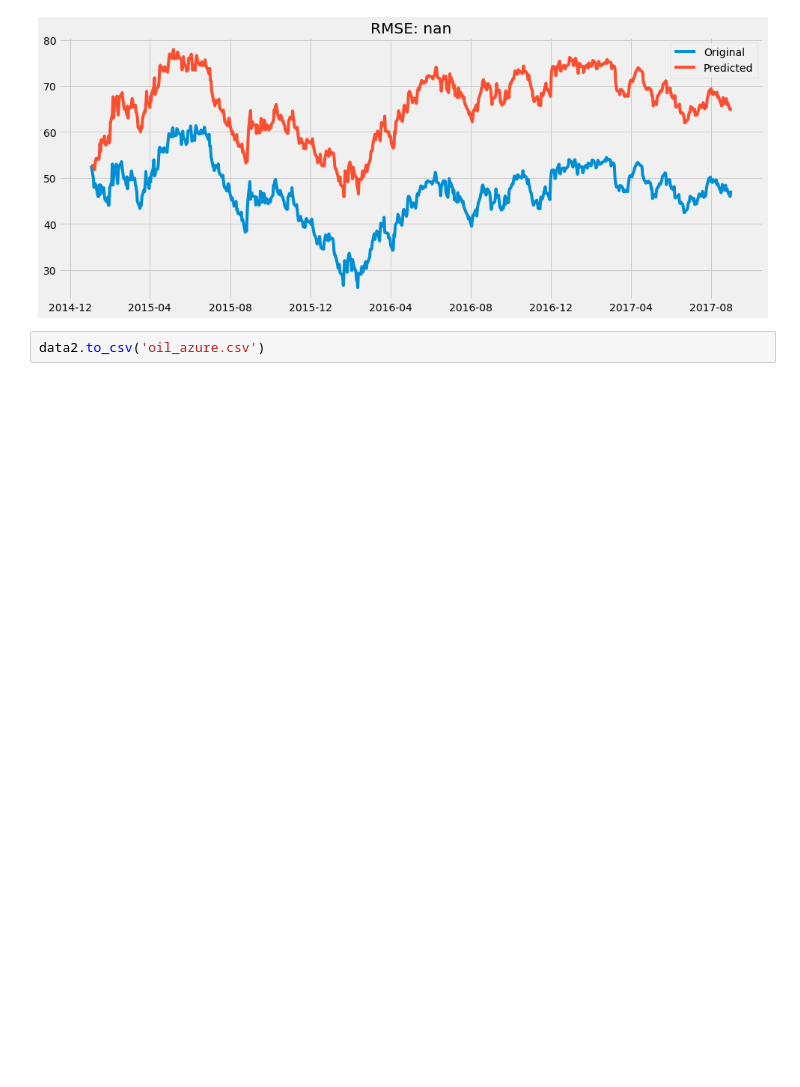
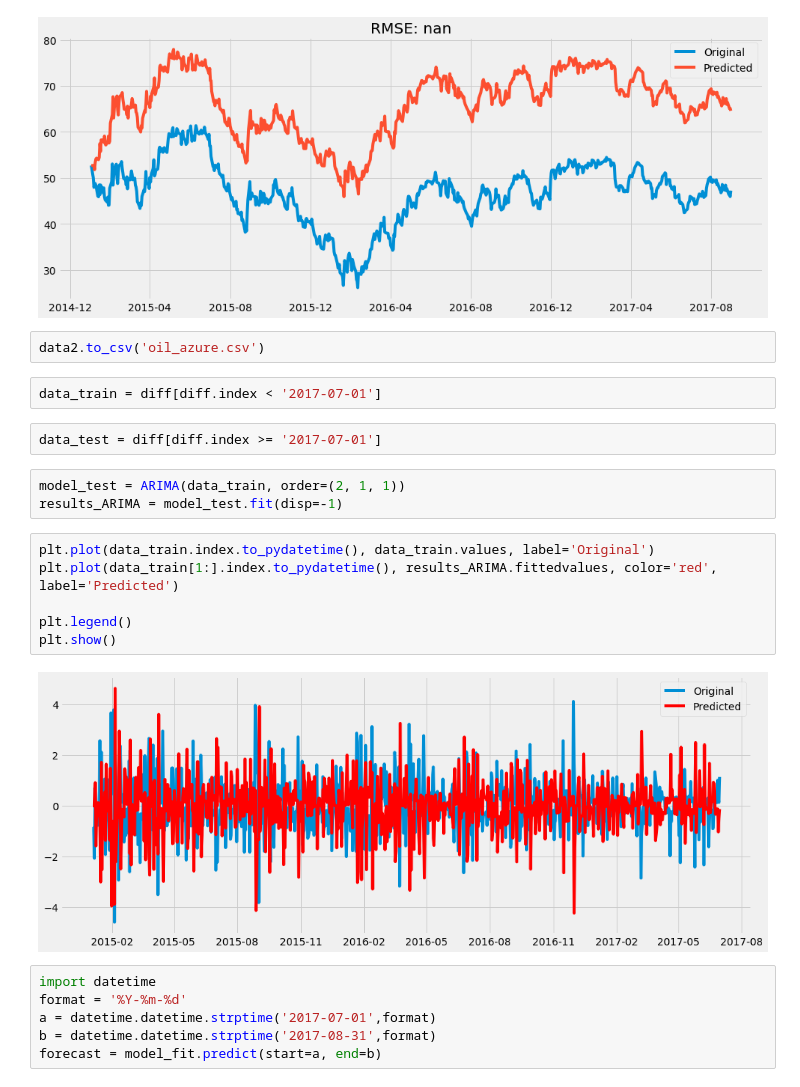
Before and after one commit to erstrong/FavoritaGrocery, a Jupyter notebook: Part3-ClusteringandModels/Time Series/Oil Time Series.ipynb, the cells around one changed output. Drawn from its saved outputs; the diff is of its cells as text; blank space fills up the shorter version.

```diff
--- a/Part3-ClusteringandModels/Time Series/Oil Time Series.ipynb
+++ b/Part3-ClusteringandModels/Time Series/Oil Time Series.ipynb
@@ -770,3 +770,24 @@ plt.show()
 [figure]
 # %%
 data2.to_csv('oil_azure.csv')
+# %%
+data_train = diff[diff.index < '2017-07-01']
+# %%
+data_test = diff[diff.index >= '2017-07-01']
+# %%
+model_test = ARIMA(data_train, order=(2, 1, 1))
+results_ARIMA = model_test.fit(disp=-1)
+# %%
+plt.plot(data_train.index.to_pydatetime(), data_train.values, label='Original')
+plt.plot(data_train[1:].index.to_pydatetime(), results_ARIMA.fittedvalues, color='red', label='Predicted')
+
+plt.legend()
+plt.show()
+# %% [output]
+[figure, added]
+# %%
+import datetime
+format = '%Y-%m-%d'
+a = datetime.datetime.strptime('2017-07-01',format)
+b = datetime.datetime.strptime('2017-08-31',format)
+forecast = model_fit.predict(start=a, end=b)
```
Also changed, not shown: parts of 11 cells of this notebook, 2 other files.
